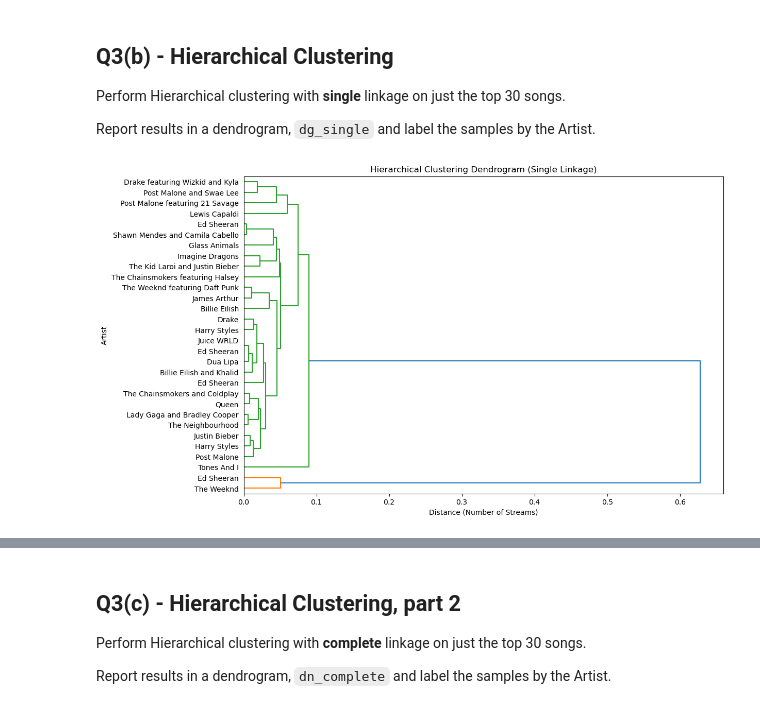
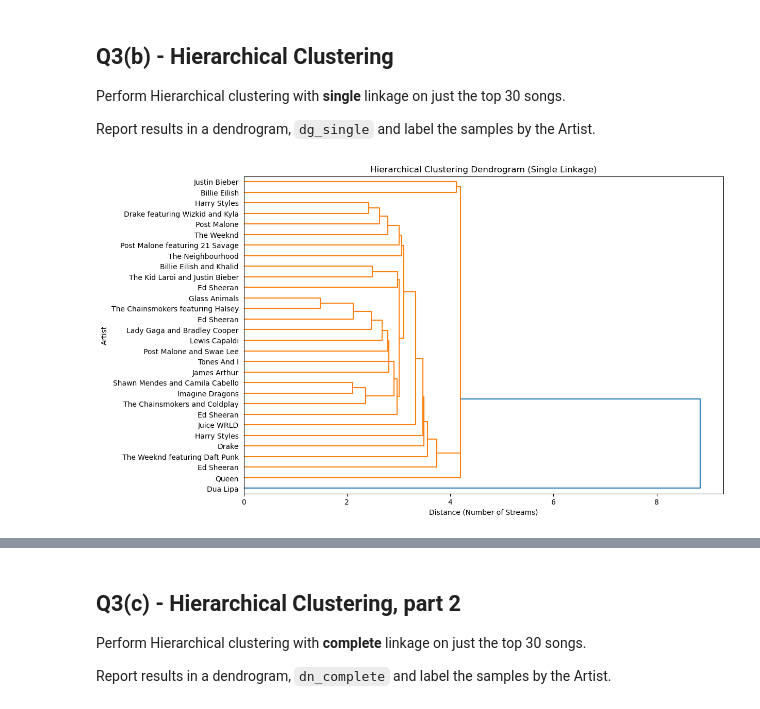
Before and after one commit to Spades5665/MTUClasses, a Jupyter notebook: CS4821-DataMining/a4/a4.ipynb, the cells around one changed output, grey strips where cells are left out. Saved outputs shown, nothing was run; the diff lists cells and outputs as text; code cells hidden in the pictures.

```diff
--- a/CS4821-DataMining/a4/a4.ipynb
+++ b/CS4821-DataMining/a4/a4.ipynb
@@ -746,6 +769,13 @@ Standardize the variables to be used in clustering.
 
 music = pd.read_csv('data/music.csv')
 
+selected_columns = music.iloc[:, 5:]
+
+scaler = StandardScaler()
+standardized_columns = scaler.fit_transform(selected_columns)
+
+music.iloc[:, 5:] = standardized_columns
+
 music.head()
 # %% [output]
 |  | Song | Artist | Streams (Billions) | Release Date | id | duration | energy | key | loudness | ... |
@@ -767,34 +797,31 @@ Report results in a dendrogram, `dg_single` and label the samples by the Artist.
 # %%
 # Perform Hierarchical clustering with single linkage on top 30 songs
 # Report results in a dendrogram, dg_single
 
+import scipy.cluster.hierarchy as sch
+
 # Find the top 30 songs based on the number of streams
-top_30_songs_data = music.nlargest(30, 'Streams (Billions)')  # Adjust column name as per your dataset
+top_30_songs_data = music.nlargest(30, 'Streams (Billions)')
 
 # Extract artist names for labeling
 artists = top_30_songs_data['Artist'].tolist()
 
-data_for_clustering = top_30_songs_data['Streams (Billions)'].values.reshape(-1, 1)
+data_for_clustering = top_30_songs_data.iloc[:, 5:].values
 
 # Perform hierarchical clustering using single linkage
 linkage_matrix = sch.linkage(data_for_clustering, method='single')
 
 # Plot dendrogram
 plt.figure(figsize=(12, 8))
 dg_single = sch.dendrogram(linkage_matrix, labels=artists, orientation='right')
 
-# Sort the dendrogram leaves based on the indices of the top 30 songs
-sorted_leaves = [leaf for _, leaf in sorted(zip(dg_single['icoord'], dg_single['leaves']))]
-
-# Update dendrogram with sorted leaves
-dg_single['leaves'] = sorted_leaves
-
 plt.title('Hierarchical Clustering Dendrogram (Single Linkage)')
 plt.xlabel('Distance (Number of Streams)')
 plt.ylabel('Artist')
+
 plt.show()
 # %% [output]
-[figure, old version]
+[figure, new version]
 # %%
 grader.check("q3b")
 # %% [output]
```
Also changed, not shown: parts of 11 cells of this notebook.
